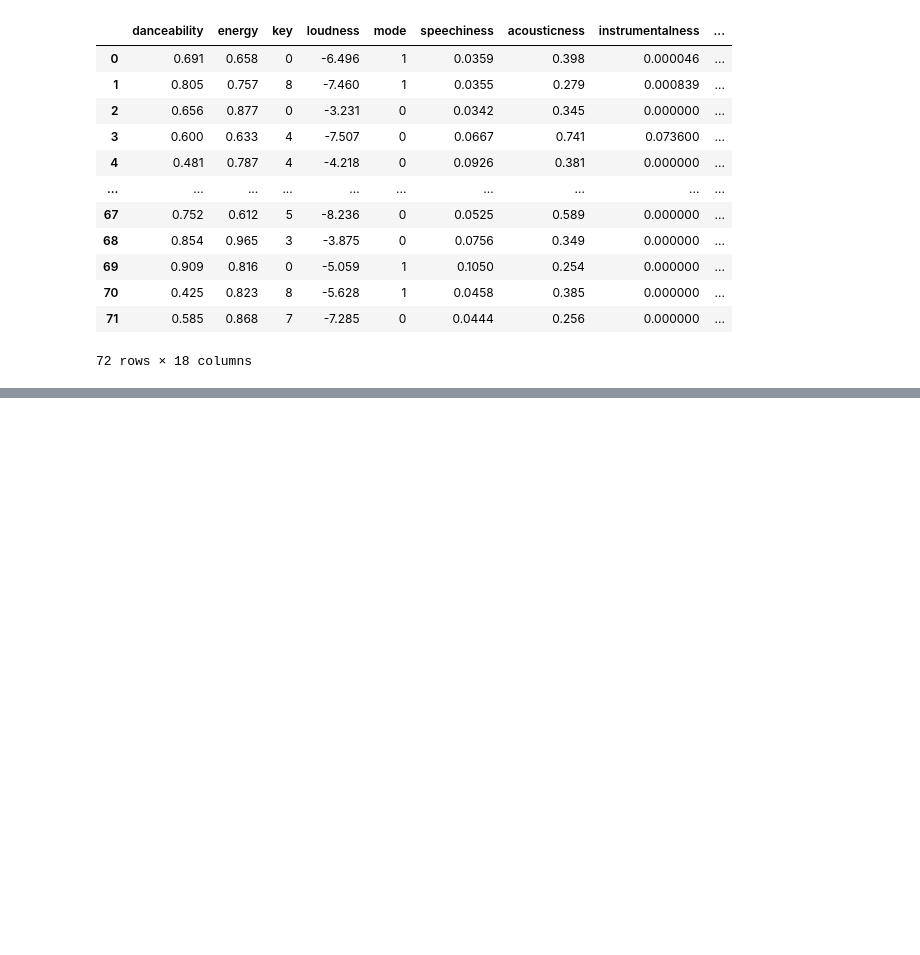
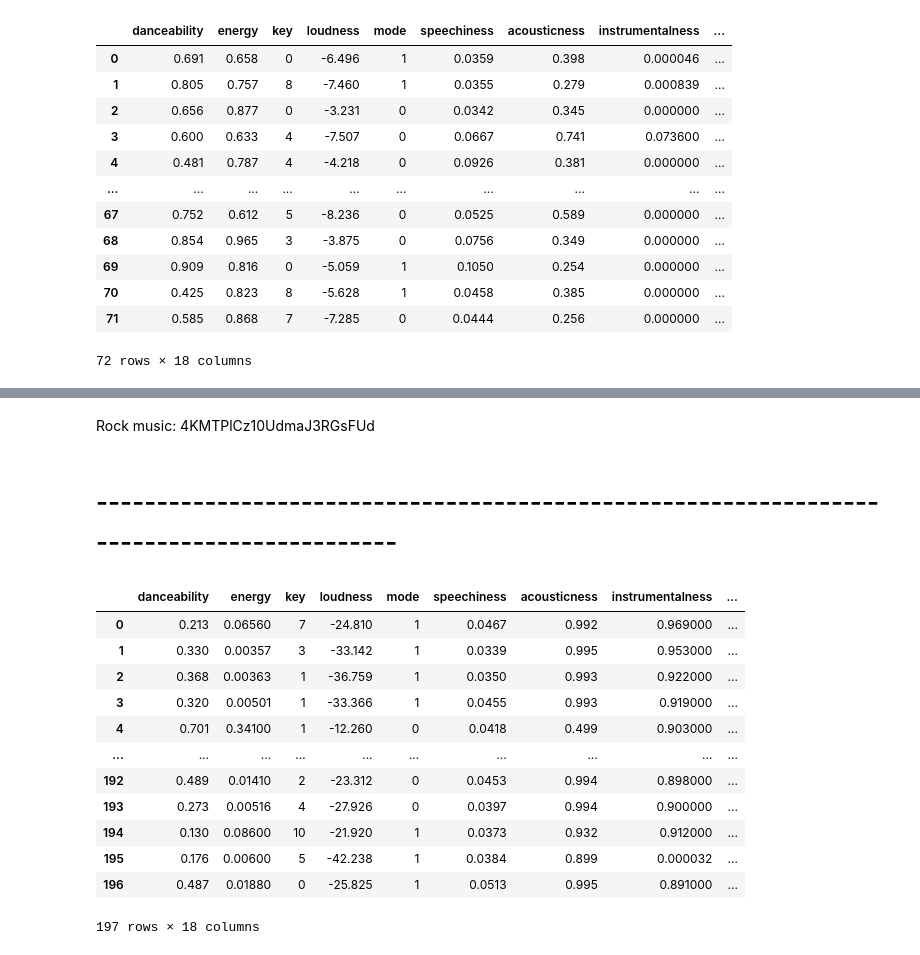
Before and after one commit to IranelGV/Song_Recommendation_Model, a Jupyter notebook: Lab_DF_Spotify_Music_FAS_Week06_07.07.23.ipynb, the cells around one changed output, grey strips where cells are left out. Cells and saved outputs as stored; diff of their text form; code cells hidden in the pictures; blank space fills up the shorter version.

```diff
--- a/Lab_Getting_Features_Songs_Week06_07.07.23.ipynb
+++ b/Lab_DF_Spotify_Music_FAS_Week06_07.07.23.ipynb
@@ -232,7 +233,7 @@ id
 # %%
 salsa_id =[]
 
-for i in salasa_playlist:
+for i in salsa_playlist:
 
     salsa_id.append(i["track"]["id"])
 # %%
@@ -304,0 +398,50 @@ salsa_playlist_df
+# %% [markdown]
+Rock music: 4KMTPlCz10UdmaJ3RGsFUd
+# %%
+rock_playlist= get_playlist_tracks('spotify',"37i9dQZF1DWSV3Tk4GO2fq")
+
+rock_id =[]
+
+for i in rock_playlist:
+
+    rock_id.append(i["track"]["id"])
+
+
+rock_af_song =[]
+
+for i in rock_id:
+    rock_af_song.append(sp.audio_features(i)[0])
+
+rock_playlist_df = pd.DataFrame(rock_af_song)
+# %% [markdown]
+# ------------------------------------------------------------------------------------------
+# %%
+def get_playlist_tracks(username, playlist_id):
+    results = sp.user_playlist_tracks(username,playlist_id,market="GB")
+    tracks = results['items']
+    while results['next']:
+        results = sp.next(results)
+        tracks.extend(results['items'])
+    audio_list = []
+    for i in range(len(tracks)):
+            audio_list.append(sp.audio_features(tracks[i]["track"]["id"])[0])
+    audio_df = pd.DataFrame(audio_list)
+    return audio_df
+# %%
+df = get_playlist_tracks("Classi Music", "1h0CEZCm6IbFTbxThn6Xcs")
+# %%
+df
+# %% [output]
+|  | danceability | energy | key | loudness | mode | speechiness | acousticness | instrumentalness | ... |
+| 0 | 0.213 | 0.06560 | 7 | -24.810 | 1 | 0.0467 | 0.992 | 0.969000 | ... |
+| 1 | 0.330 | 0.00357 | 3 | -33.142 | 1 | 0.0339 | 0.995 | 0.953000 | ... |
+| 2 | 0.368 | 0.00363 | 1 | -36.759 | 1 | 0.0350 | 0.993 | 0.922000 | ... |
+| 3 | 0.320 | 0.00501 | 1 | -33.366 | 1 | 0.0455 | 0.993 | 0.919000 | ... |
+| 4 | 0.701 | 0.34100 | 1 | -12.260 | 0 | 0.0418 | 0.499 | 0.903000 | ... |
+| ... | ... | ... | ... | ... | ... | ... | ... | ... | ... |
+| 192 | 0.489 | 0.01410 | 2 | -23.312 | 0 | 0.0453 | 0.994 | 0.898000 | ... |
+| 193 | 0.273 | 0.00516 | 4 | -27.926 | 0 | 0.0397 | 0.994 | 0.900000 | ... |
+| 194 | 0.130 | 0.08600 | 10 | -21.920 | 1 | 0.0373 | 0.932 | 0.912000 | ... |
+| 195 | 0.176 | 0.00600 | 5 | -42.238 | 1 | 0.0384 | 0.899 | 0.000032 | ... |
+| 196 | 0.487 | 0.01880 | 0 | -25.825 | 1 | 0.0513 | 0.995 | 0.891000 | ... |
+197 rows × 18 columns
```
Also changed, not shown: parts of 30 cells of this notebook, 5 other files.
